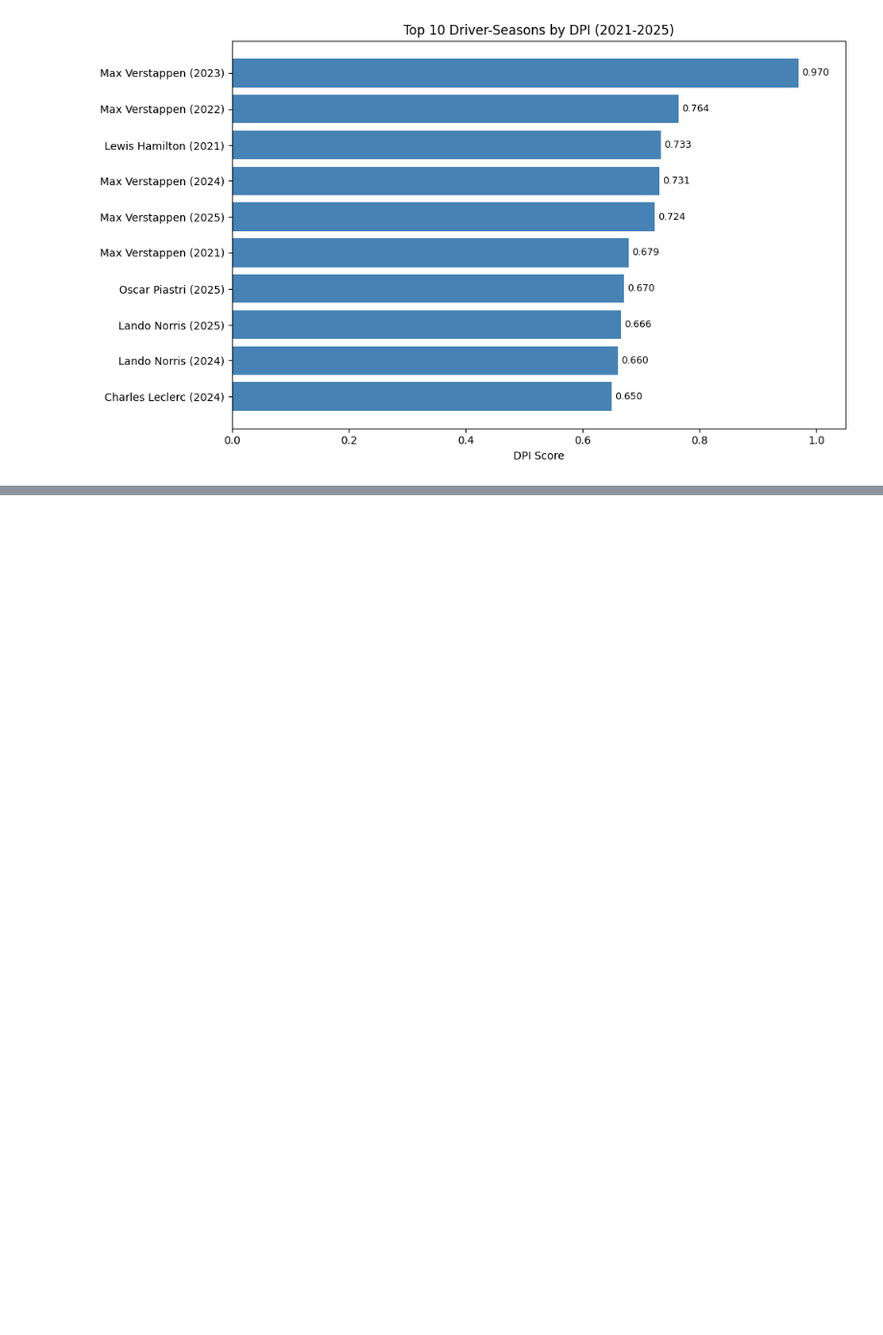
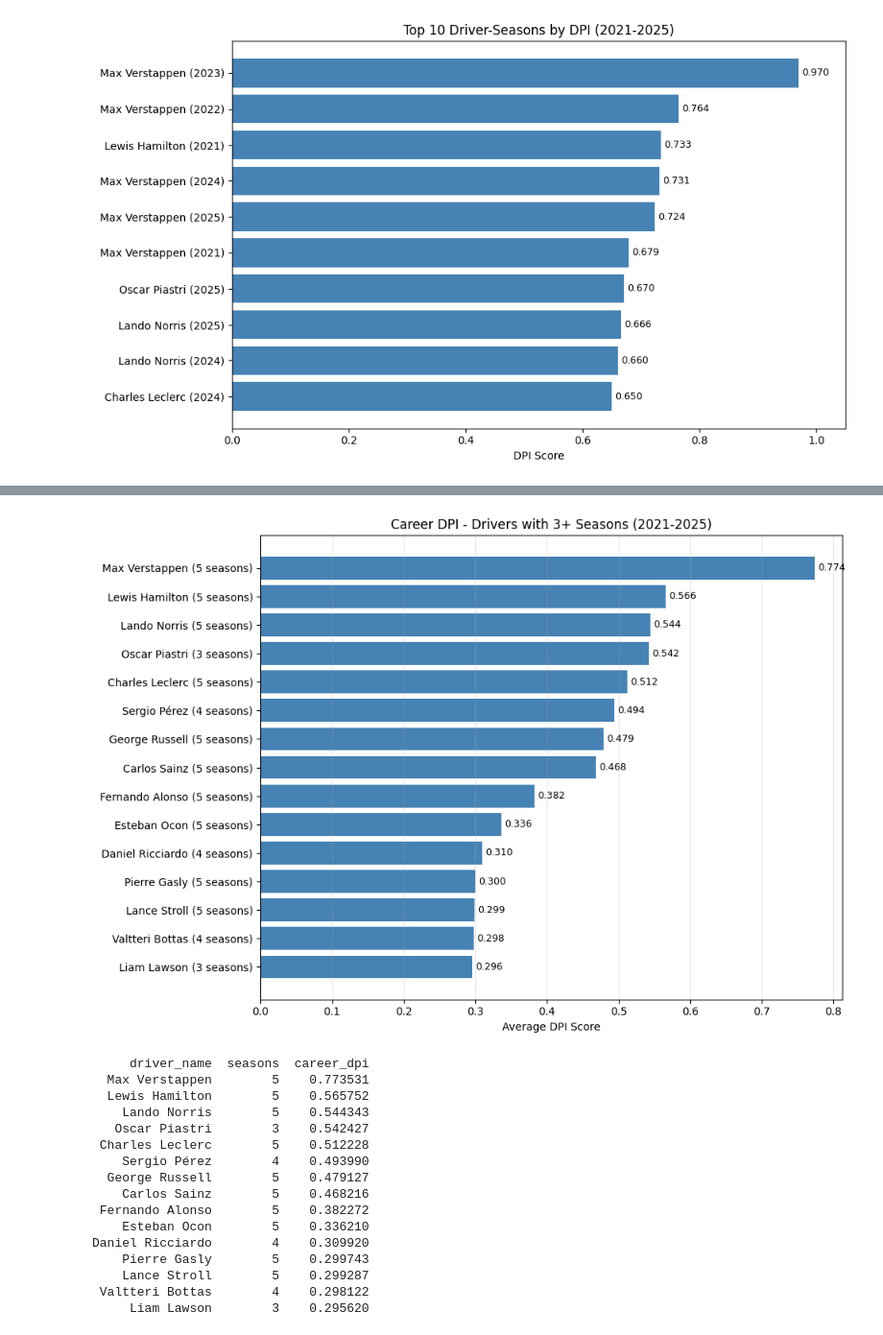
Before and after one commit to RichyJames/F1_RIchy_Odiase_Index, a Jupyter notebook: Notebooks/normalisation_weighting.ipynb, the cells around one changed output, grey strips where cells are left out. Shown at 96% size. Saved outputs shown, nothing was run; the diff lists cells and outputs as text; code cells hidden in the pictures; blank space fills up the shorter version.

```diff
--- a/Notebooks/normalisation_weighting.ipynb
+++ b/Notebooks/normalisation_weighting.ipynb
@@ -122,0 +151,44 @@ plt.show()
+# %%
+career = (
+    norm_df.groupby('driver_name')
+    .agg(career_dpi=('DPI', 'mean'), seasons=('season', 'count'))
+    .reset_index()
+    .query('seasons >= 3')
+    .sort_values('career_dpi', ascending=False)
+    .head(15)
+)
+
+fig, ax = plt.subplots(figsize=(10, 7))
+bars = ax.barh(
+    career['driver_name'] + ' (' + career['seasons'].astype(str) + ' seasons)',
+    career['career_dpi'],
+    color='steelblue'
+)
+ax.invert_yaxis()
+ax.bar_label(bars, fmt='%.3f', padding=3, fontsize=9)
+ax.set_title('Career DPI - Drivers with 3+ Seasons (2021-2025)')
+ax.set_xlabel('Average DPI Score')
+ax.grid(axis='x', alpha=0.3)
+plt.tight_layout()
+plt.savefig(OUTPUT_DIR / 'career_dpi.png', dpi=150)
+plt.show()
+
+print(career[['driver_name', 'seasons', 'career_dpi']].to_string(index=False))
+# %% [output]
+[figure, added]
+     driver_name  seasons  career_dpi
+  Max Verstappen        5    0.773531
+  Lewis Hamilton        5    0.565752
+    Lando Norris        5    0.544343
+   Oscar Piastri        3    0.542427
+ Charles Leclerc        5    0.512228
+    Sergio Pérez        4    0.493990
+  George Russell        5    0.479127
+    Carlos Sainz        5    0.468216
+ Fernando Alonso        5    0.382272
+    Esteban Ocon        5    0.336210
+Daniel Ricciardo        4    0.309920
+    Pierre Gasly        5    0.299743
+    Lance Stroll        5    0.299287
+ Valtteri Bottas        4    0.298122
+     Liam Lawson        3    0.295620
```
Also changed, not shown: parts of 2 cells of this notebook.
